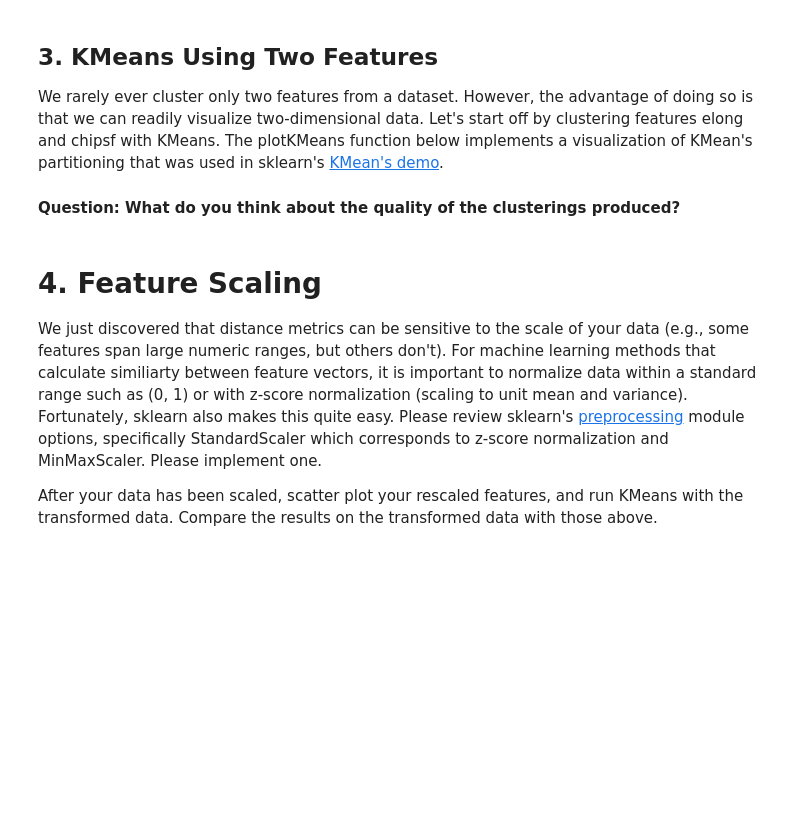
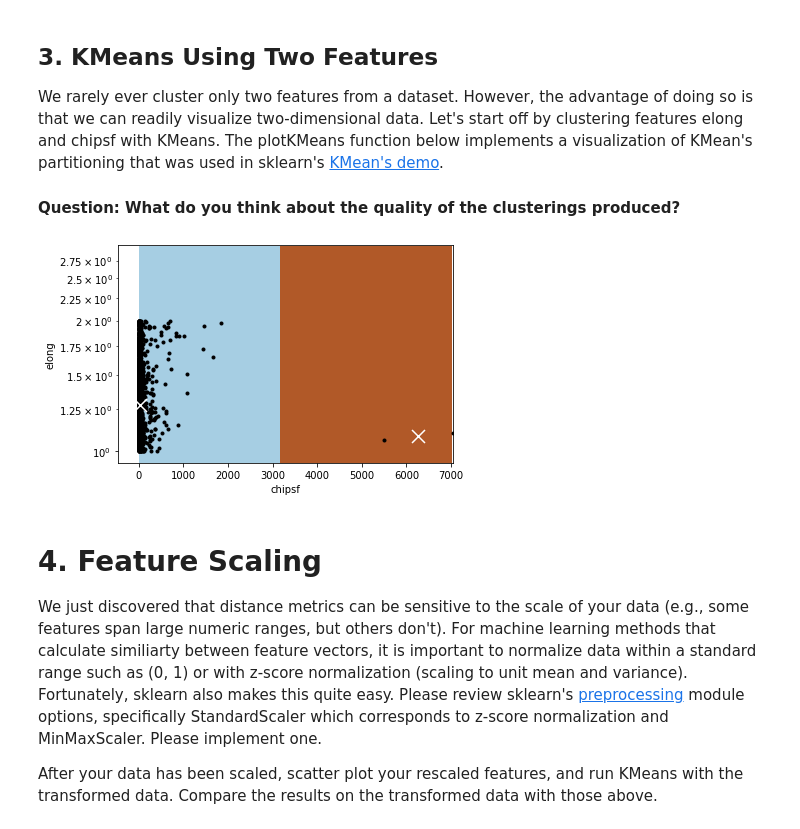
Before and after one commit to abao1999/AY119, a Jupyter notebook: hw4/Clustering-Astronomical-Sources.ipynb, the cells around one changed output. Cells and saved outputs as stored; diff of their text form; code cells hidden in the pictures; blank space fills up the shorter version.

```diff
--- a/hw4/Clustering-Astronomical-Sources.ipynb
+++ b/hw4/Clustering-Astronomical-Sources.ipynb
@@ -175,6 +185,12 @@ def plotKMeans(kmeans_res, reduced_dat, xlabel, ylabel, xscale='linear', yscale=
 
 # INSTRUCTION: Use the runKMeans and plotKMeans functions to cluster the data (feats_selected)
 # with several values of k.
+# %%
+km = runKMeans(feats_selected, n_clusters=2)
+# %%
+plotKMeans(km, feats_selected, featnames_to_select[0], featnames_to_select[1], xscale='linear', yscale='log')
+# %% [output]
+[figure, added]
 # %% [markdown]
 # 4. Feature Scaling
 
```
Also changed, not shown: parts of 11 cells of this notebook.
